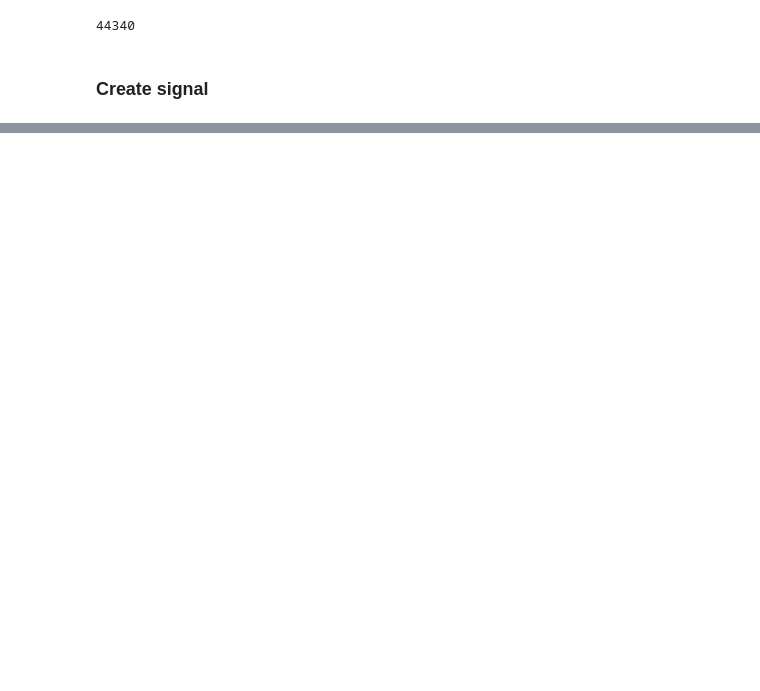
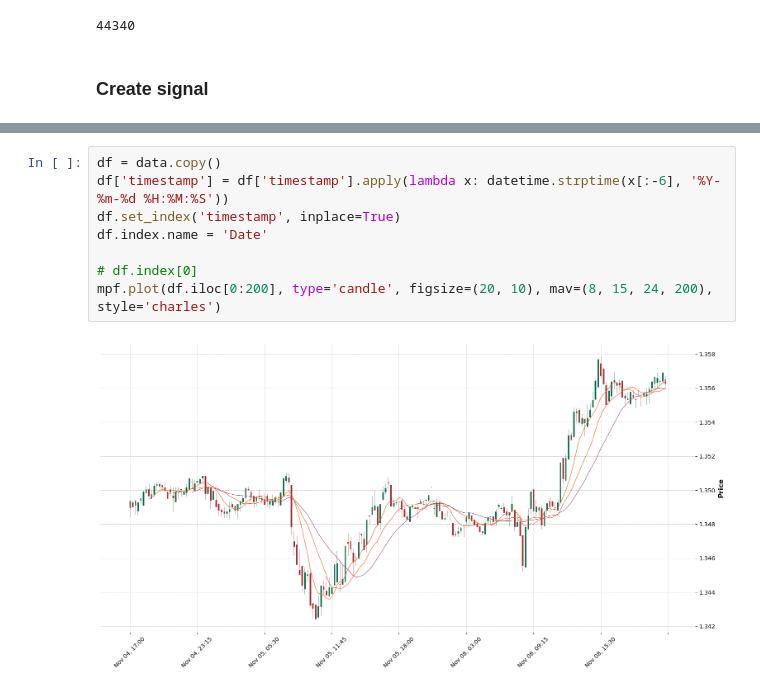
Before and after one commit to phongyanon/PythonInvestment, a Jupyter notebook: MyStrategy/EMA_3_lines.ipynb, the cells around one changed output, grey strips where cells are left out. Cells and saved outputs as stored; diff of their text form; blank space fills up the shorter version.

```diff
--- a/MyStrategy/EMA_3_lines.ipynb
+++ b/MyStrategy/EMA_3_lines.ipynb
@@ -93,0 +187,10 @@ df_test.tail()
+# %%
+df = data.copy()
+df['timestamp'] = df['timestamp'].apply(lambda x: datetime.strptime(x[:-6], '%Y-%m-%d %H:%M:%S'))
+df.set_index('timestamp', inplace=True)
+df.index.name = 'Date'
+
+# df.index[0]
+mpf.plot(df.iloc[0:200], type='candle', figsize=(20, 10), mav=(8, 15, 24, 200), style='charles')
+# %% [output]
+[figure, added]
```
Also changed, not shown: parts of 4 cells of this notebook, 4 other files.
